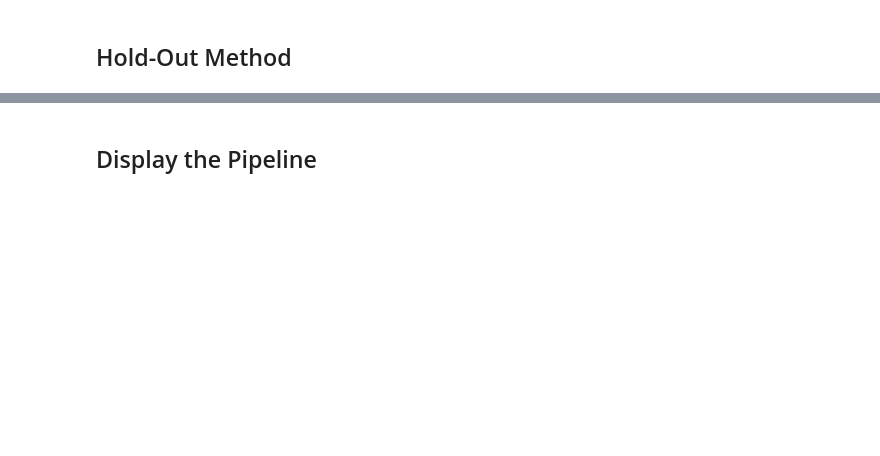
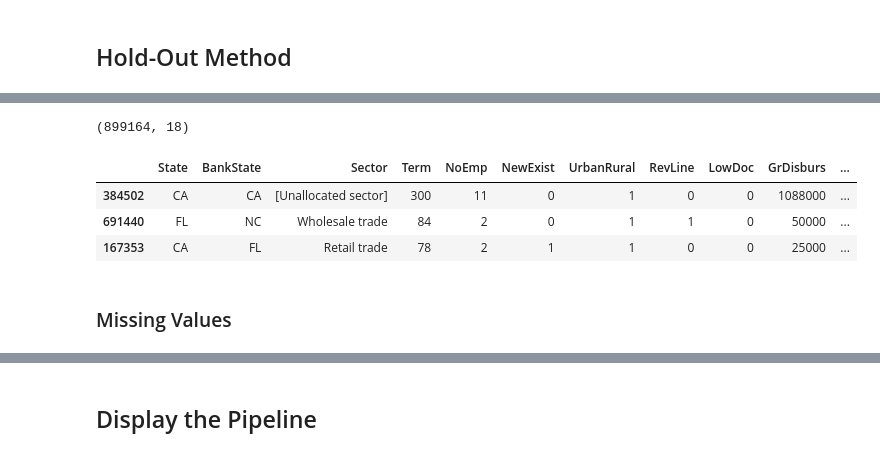
Before and after one commit to Ly-Ax/TFMasterIA, a Jupyter notebook: notebooks/data_pipeline.ipynb, the cells around one changed output, grey strips where cells are left out. Cells and saved outputs as stored; diff of their text form; code cells hidden in the pictures; blank space fills up the shorter version.

Commit message:
update pipeline

```diff
--- a/notebooks/data_pipeline.ipynb
+++ b/notebooks/data_pipeline.ipynb
@@ -65,0 +128,14 @@ df_test.to_csv(data_test, index=False)
+# %%
+class CurrencyToInt(BaseEstimator, TransformerMixin):
+    def __init__(self, variables):
+        self.variables = variables
+
+    def fit(self, X, y=None):
+        return self
+
+    def transform(self, X, y=None):
+        X = X.copy()
+        for var in self.variables:
+            X[var] = X[var].str.replace(r"[\$,]", "", regex=True).astype(float)
+            X[var] = X[var].round().astype(int)
+        return X
@@ -65,0 +268,39 @@ df_test.to_csv(data_test, index=False)
+# %%
+class RenameColumns(BaseEstimator, TransformerMixin):
+    def __init__(self, variables):
+        self.variables = variables
+
+    def fit(self, X, y=None):
+        return self
+
+    def transform(self, X, y=None):
+        X = X.copy()
+        X.rename(columns=self.variables, inplace=True)
+        return X
+# %%
+feature_transform = Pipeline([
+    ("drop_columns", DropColumns(drop_cols)),
+    ("currency_int", CurrencyToInt(currency_cols)),
+    ("approval_date", ApprovalDate("ApprovalDate")),
+    ("categorize_naics", CategorizeNAICS("NAICS", naics_sector)),
+    ("convert_newexist", ConvertNewExist("NewExist")),
+    ("convert_revlinecr", ConvertRevLineCr("RevLineCr")),
+    ("convert_lowdoc", ConvertLowDoc("LowDoc")),
+    ("convert_target", ConvertTarget(target_col)),
+    ("create_features", CreateFeatures(new_cols)),
+    ("rename_columns", RenameColumns(rename_cols))
+    ])
+# %%
+feature_transform_fit = feature_transform.fit(df)
+df1 = feature_transform_fit.transform(df)
+# %%
+print(df1.shape)
+df1.sample(3)
+# %% [output]
+(899164, 18)
+|  | State | BankState | Sector | Term | NoEmp | NewExist | UrbanRural | RevLine | LowDoc | GrDisburs | ... |
+| 384502 | CA | CA | [Unallocated sector] | 300 | 11 | 0 | 1 | 0 | 0 | 1088000 | ... |
+| 691440 | FL | NC | Wholesale trade | 84 | 2 | 0 | 1 | 1 | 0 | 50000 | ... |
+| 167353 | CA | FL | Retail trade | 78 | 2 | 1 | 1 | 0 | 0 | 25000 | ... |
+# %% [markdown]
+### Missing Values
```
Also changed, not shown: parts of 66 cells of this notebook, 19 other files.
